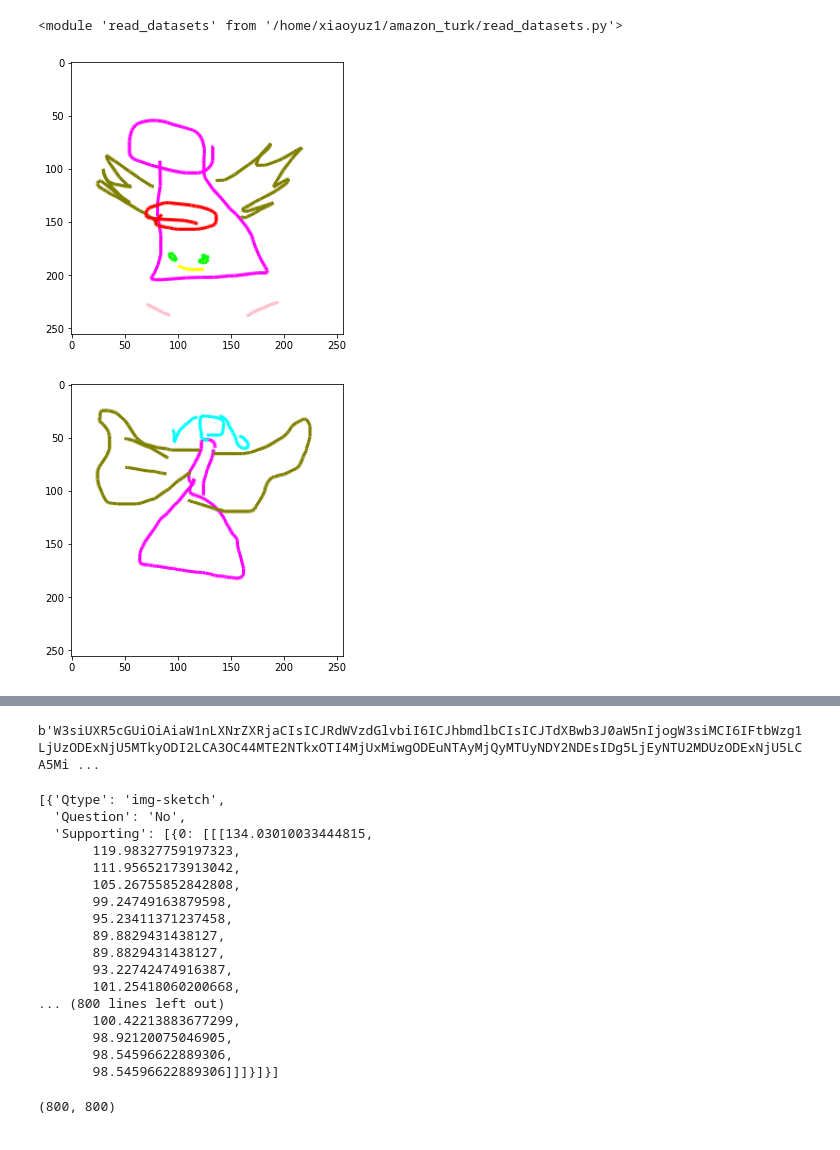
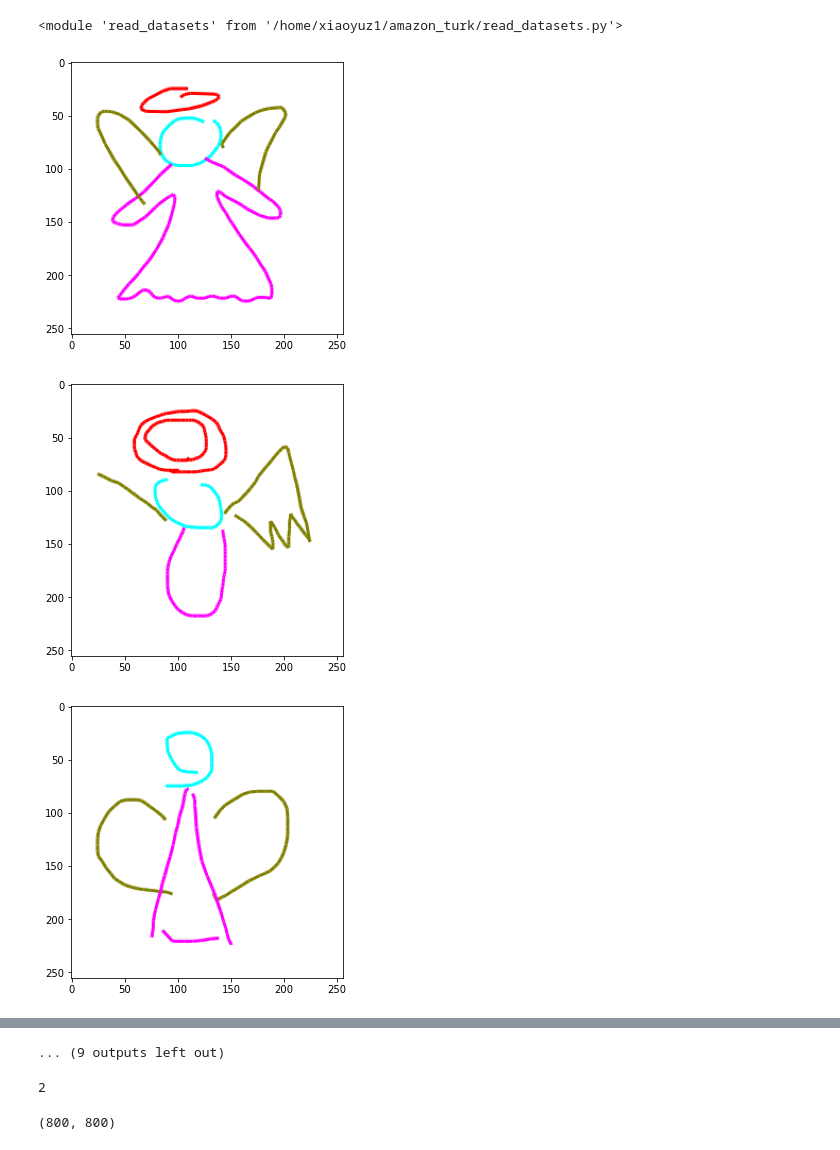
Before and after one commit to ErinZhang1998/sketch_collection, a Jupyter notebook: process_sketch_dataset.ipynb, the cells around one changed output, grey strips where cells are left out. Drawn from its saved outputs; the diff is of its cells as text; code cells hidden in the pictures.

```diff
--- a/process_sketch_dataset.ipynb
+++ b/process_sketch_dataset.ipynb
@@ -136,41 +136,43 @@ def get_web_data(idx_pair):
         plt.imshow(image_data)
         plt.show()
 
-        stroke5 = rd.absolutedata2stroke5(absolute_coord, label_selected=pred_idxs)
-        image_data_other = rd.transform_5_stroke_2_svg_png(stroke5)
-        plt.figure(figsize=(5,5))
-        plt.imshow(image_data_other)
+#         stroke5 = rd.absolutedata2stroke5(absolute_coord, label_selected=pred_idxs)
+#         image_data_other = rd.transform_5_stroke_2_svg_png(stroke5)
+#         plt.figure(figsize=(5,5))
+#         plt.imshow(image_data_other)
 
         drawing_dict = {}
-        for l in np.unique(np.asarray(absolute_coord)[:,-1]):
+        for l in [7]:#np.unique(np.asarray(absolute_coord)[:,-1]):
             stroke3_selected = rd.select_absolutedata(absolute_coord, label_selected=[l])
             stroke3_selected_split = rd.split_into_individual_strokes(stroke3_selected)
             # print(l, stroke3_selected_split, len(stroke3_selected_split))
             drawing_dict[int(l)] = stroke3_selected_split
         supporting.append(drawing_dict)
 
 
     data_dict = {
         "Qtype" : "img-sketch",
         "Question" : "angel",
         "Supporting" : supporting,
+        "PartsToAnnotate" : [[7, "angel wings", "The body in Sketch 1 is a rectangle that is roughly the same width as the head. The body in Sketch 2 is roughly a rectangle slightly tapered at the top."]],
     }
     return data_dict
 
-data = [get_web_data([525, 720])]
+data = [get_web_data(list(range(20)))]
 y = json.dumps(data)
 dataBytes = y.encode("utf-8")
 encoded = base64.b64encode(dataBytes)
 print(encoded)
 
 
 # drawing_raw = obj['train_data'][198]
 # fig = plt.figure(figsize=(5,5))
 # # png_path = os.path.join(category_folder, '{}.png'.format(idx))
 # image_data = rd.transform_spg_2_svg_png(drawing_raw, draw_color=True, stroke_width = 3)
 # print(image_data.shape)
 # plt.imshow(image_data)
 # plt.show()
 # %% [output]
-[figure, old version]
+[figure, new version]
-[figure, old version]
+[figure, new version]
+[figure, added]
@@ -177,24 +188,8 @@ print(encoded)
-b'W3siUXR5cGUiOiAiaW1nLXNrZXRjaCIsICJRdWVzdGlvbiI6ICJhbmdlbCIsICJTdXBwb3J0aW5nIjogW3siMCI6IFtbWzg1LjUzODExNjU5MTkyODI2LCA3OC44MTE2NTkxOTI4MjUxMiwgODEuNTAyMjQyMTUyNDY2NDEsIDg5LjEyNTU2MDUzODExNjU5LCA5Mi ...
+... (9 outputs left out)
-# %%
-data
-# %% [output]
-[{'Qtype': 'img-sketch',
-  'Question': 'No',
-  'Supporting': [{0: [[[134.03010033444815,
-       119.98327759197323,
-       111.95652173913042,
-       105.26755852842808,
-       99.24749163879598,
-       95.23411371237458,
-       89.8829431438127,
-       89.8829431438127,
-       93.22742474916387,
-       101.25418060200668,
-... (800 lines left out)
-       100.42213883677299,
-       98.92120075046905,
-       98.54596622889306,
-       98.54596622889306]]]}]}]
+# %%
+base64
+# %% [output]
+2
 # %%
 # for i in range(800):
 #     print(np.unique(np.asarray(obj['train_data'][i])[:,-1]))
```
Also changed, not shown: parts of 1 cell of this notebook, 4 other files.
